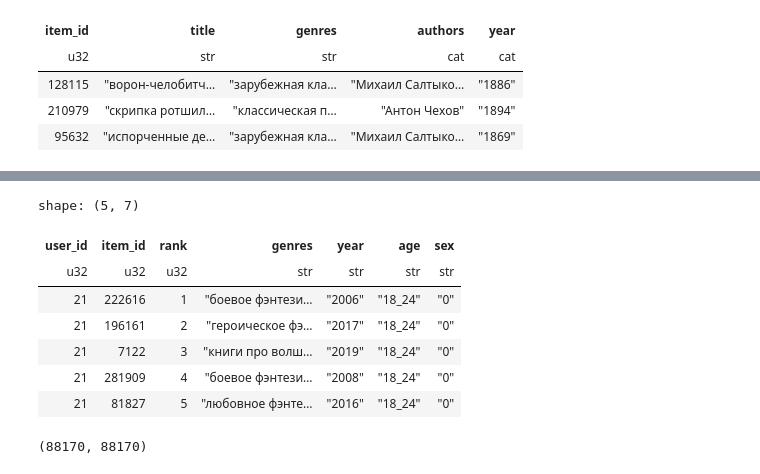
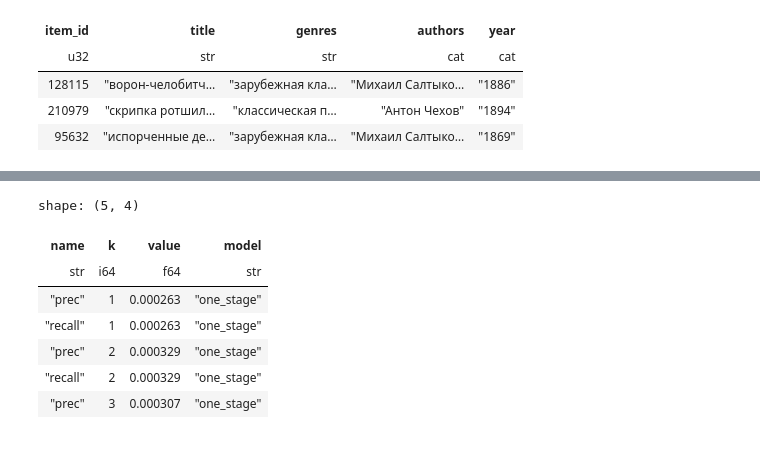
Before and after one commit to KernelA/education-recsys, a Jupyter notebook: l3_tree_ranking.ipynb, the cells around one changed output, grey strips where cells are left out. Saved outputs shown, nothing was run; the diff lists cells and outputs as text; code cells hidden in the pictures.

Commit message:
Add example of two stage model

```diff
--- a/l3_tree_ranking.ipynb
+++ b/l3_tree_ranking.ipynb
@@ -378,15 +473,24 @@ test_with_features = add_features(add_features(test_pred, df_items_features, ["i
+# %%
+catboost_prediction = first_stage_global_pred.hstack(pl.DataFrame({"catboost_score": predicted_proba}, schema={"catboost_score": pl.Float32}))
+# %%
+catboost_prediction = catboost_prediction.sort(["user_id", "catboost_score"], descending=[False, True]).with_columns(
+    pl.col("catboost_score").rank(method="ordinal", descending=True).over("user_id").alias("catboost_rank")
+)
+# %%
+two_stage_model_metrics = compute_metrics(global_test, catboost_prediction.select(
+    pl.col("user_id", "item_id"), pl.col("catboost_rank").alias("rank")), top_N, with_separate_k_col=True)
+# %%
+all_metrics = one_stage_model_metrics.with_columns(pl.lit("one_stage").alias("model")).vstack(
+    two_stage_model_metrics.with_columns(pl.lit("two_stage").alias("model"))
+)
 # %%
-test_with_features.head()
+all_metrics.head()
 # %% [output]
-shape: (5, 7)
+shape: (5, 4)
-| user_id | item_id | rank | genres | year | age | sex |
-| u32 | u32 | u32 | str | str | str | str |
-| 21 | 222616 | 1 | "боевое фэнтези… | "2006" | "18_24" | "0" |
-| 21 | 196161 | 2 | "героическое фэ… | "2017" | "18_24" | "0" |
-| 21 | 7122 | 3 | "книги про волш… | "2019" | "18_24" | "0" |
-| 21 | 281909 | 4 | "боевое фэнтези… | "2008" | "18_24" | "0" |
-| 21 | 81827 | 5 | "любовное фэнте… | "2016" | "18_24" | "0" |
+| name | k | value | model |
+| str | i64 | f64 | str |
+| "prec" | 1 | 0.000263 | "one_stage" |
+| "recall" | 1 | 0.000263 | "one_stage" |
+| "prec" | 2 | 0.000329 | "one_stage" |
+| "recall" | 2 | 0.000329 | "one_stage" |
+| "prec" | 3 | 0.000307 | "one_stage" |
-# %%
-len(test_pred), len(test_with_features)
-# %% [output]
-(88170, 88170)
```
Also changed, not shown: parts of 106 cells of this notebook, 4 other files.
